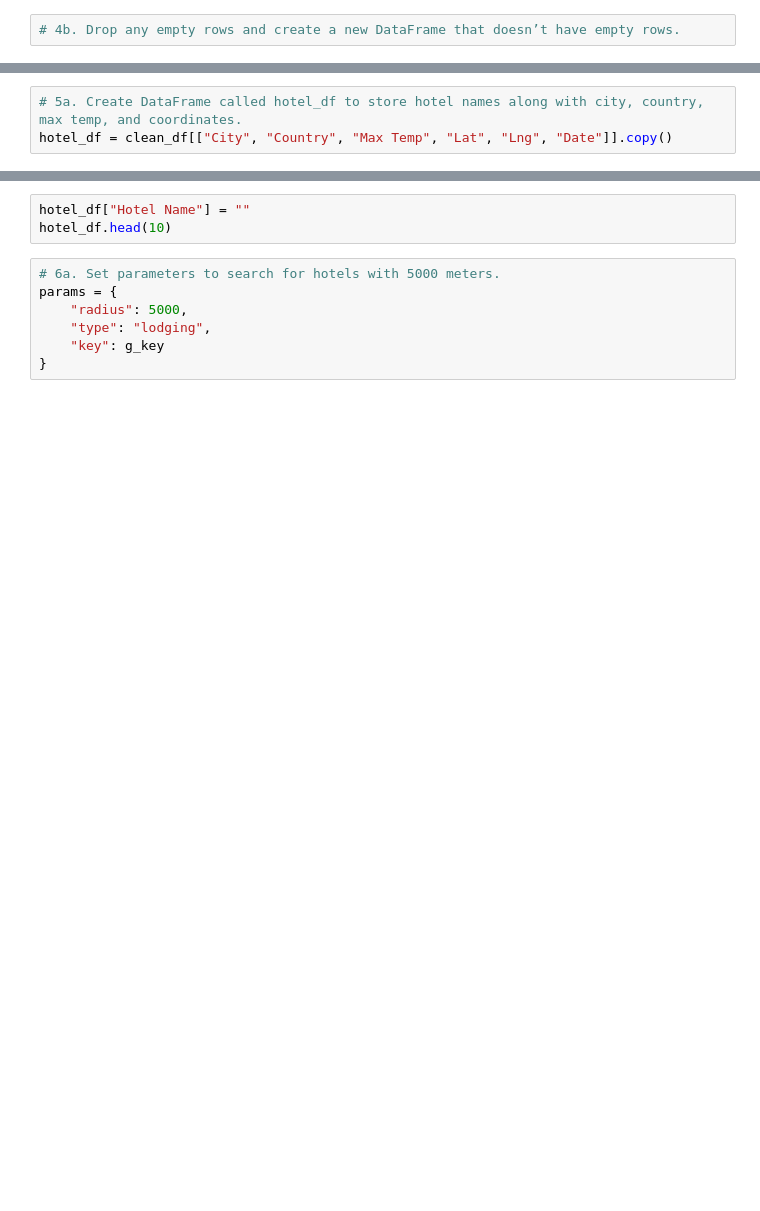
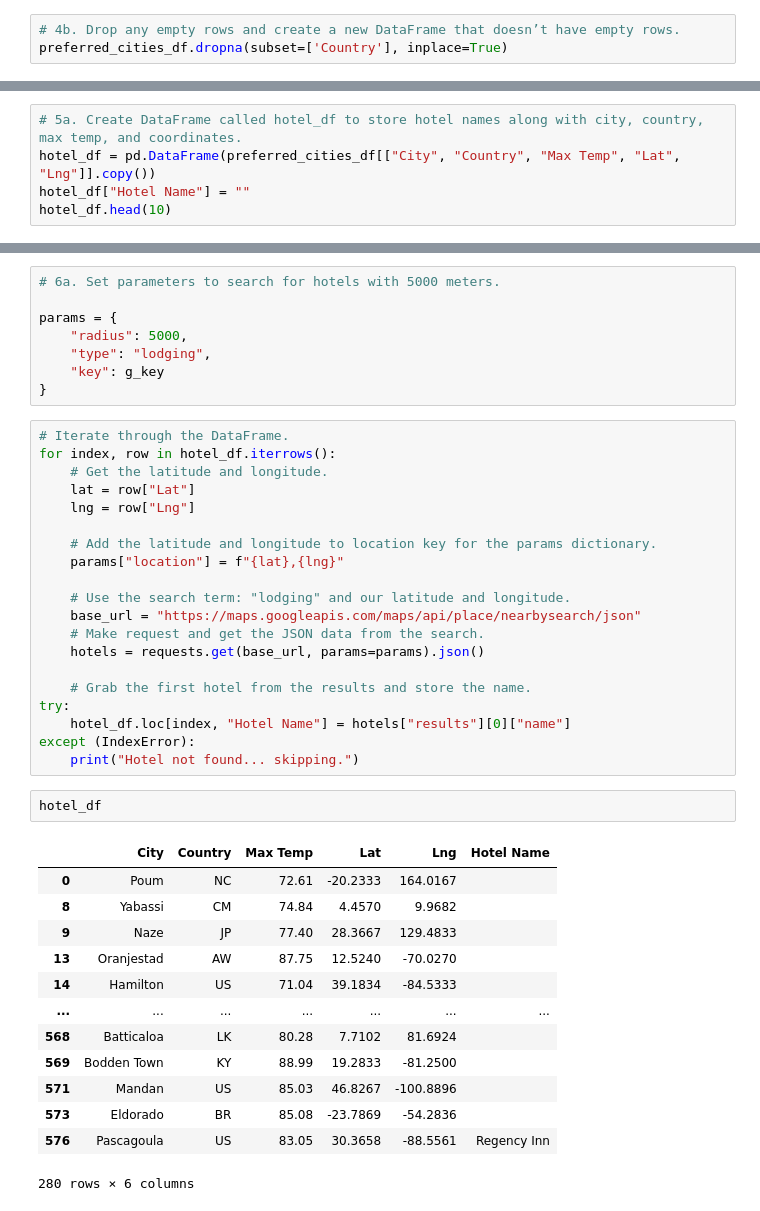
Before and after one commit to Liza904913/World_Weather_Analysis, a Jupyter notebook: Weather_Database.ipynb, the cells around one changed output, grey strips where cells are left out. Saved outputs shown, nothing was run; the diff lists cells and outputs as text; blank space fills up the shorter version.

```diff
--- a/Weather_Database.ipynb
+++ b/Weather_Database.ipynb
@@ -42,2 +64,3 @@ clean_df
 # %%
 # 4b. Drop any empty rows and create a new DataFrame that doesn’t have empty rows.
+preferred_cities_df.dropna(subset=['Country'], inplace=True)
@@ -44,3 +85,5 @@ clean_df
 # %%
 # 5a. Create DataFrame called hotel_df to store hotel names along with city, country, max temp, and coordinates.
-hotel_df = clean_df[["City", "Country", "Max Temp", "Lat", "Lng", "Date"]].copy()
+hotel_df = pd.DataFrame(preferred_cities_df[["City", "Country", "Max Temp", "Lat", "Lng"]].copy())
+hotel_df["Hotel Name"] = ""
+hotel_df.head(10)
@@ -47,10 +102,44 @@ hotel_df = clean_df[["City", "Country", "Max Temp", "Lat", "Lng", "Date"]].copy(
-# %%
-hotel_df["Hotel Name"] = ""
-hotel_df.head(10)
 # %%
 # 6a. Set parameters to search for hotels with 5000 meters.
+
 params = {
     "radius": 5000,
     "type": "lodging",
     "key": g_key
 }
+# %%
+# Iterate through the DataFrame.
+for index, row in hotel_df.iterrows():
+    # Get the latitude and longitude.
+    lat = row["Lat"]
+    lng = row["Lng"]
+
+    # Add the latitude and longitude to location key for the params dictionary.
+    params["location"] = f"{lat},{lng}"
+
+    # Use the search term: "lodging" and our latitude and longitude.
+    base_url = "https://maps.googleapis.com/maps/api/place/nearbysearch/json"
+    # Make request and get the JSON data from the search.
+    hotels = requests.get(base_url, params=params).json()
+
+    # Grab the first hotel from the results and store the name.
+try:
+    hotel_df.loc[index, "Hotel Name"] = hotels["results"][0]["name"]
+except (IndexError):
+    print("Hotel not found... skipping.")
+# %%
+hotel_df
+# %% [output]
+|  | City | Country | Max Temp | Lat | Lng | Hotel Name |
+| 0 | Poum | NC | 72.61 | -20.2333 | 164.0167 |  |
+| 8 | Yabassi | CM | 74.84 | 4.4570 | 9.9682 |  |
+| 9 | Naze | JP | 77.40 | 28.3667 | 129.4833 |  |
+| 13 | Oranjestad | AW | 87.75 | 12.5240 | -70.0270 |  |
+| 14 | Hamilton | US | 71.04 | 39.1834 | -84.5333 |  |
+| ... | ... | ... | ... | ... | ... | ... |
+| 568 | Batticaloa | LK | 80.28 | 7.7102 | 81.6924 |  |
+| 569 | Bodden Town | KY | 88.99 | 19.2833 | -81.2500 |  |
+| 571 | Mandan | US | 85.03 | 46.8267 | -100.8896 |  |
+| 573 | Eldorado | BR | 85.08 | -23.7869 | -54.2836 |  |
+| 576 | Pascagoula | US | 83.05 | 30.3658 | -88.5561 | Regency Inn |
+280 rows × 6 columns
```
Also changed, not shown: parts of 18 cells of this notebook, 5 other files.
